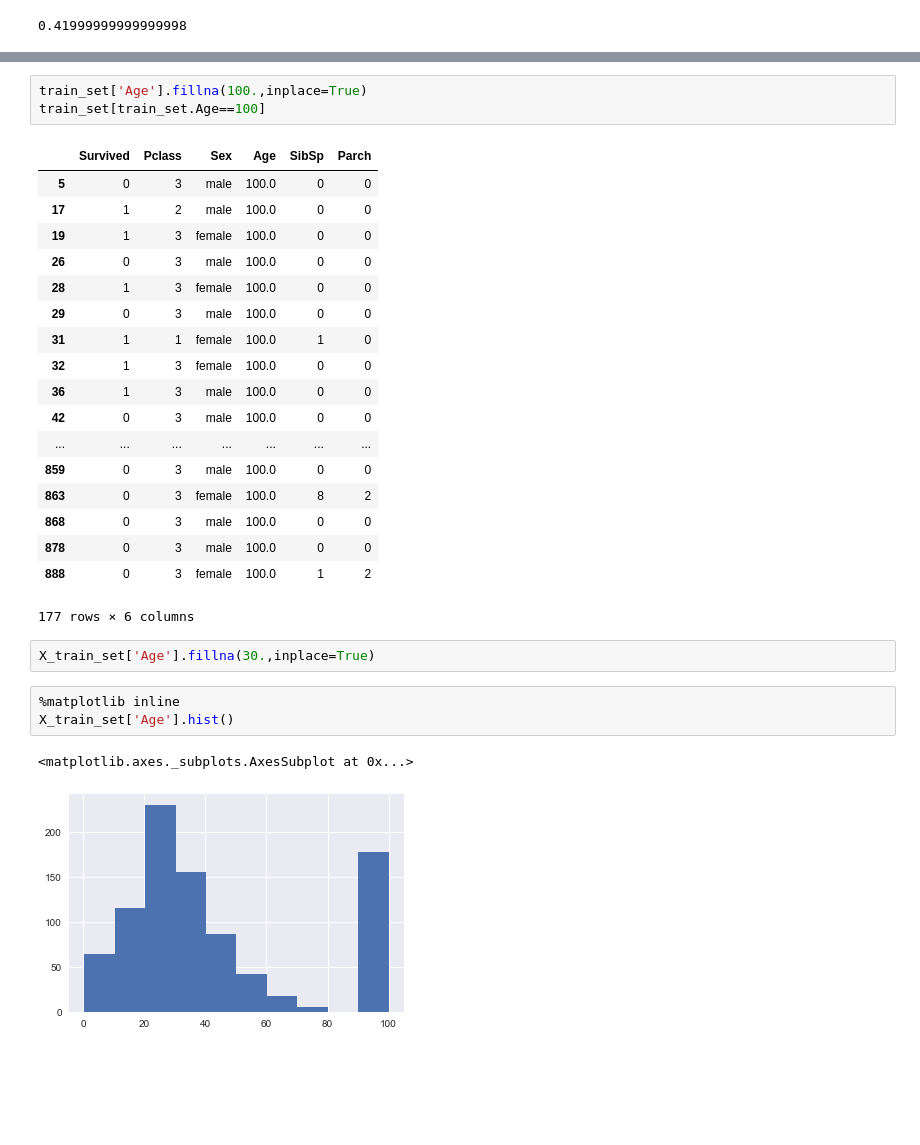
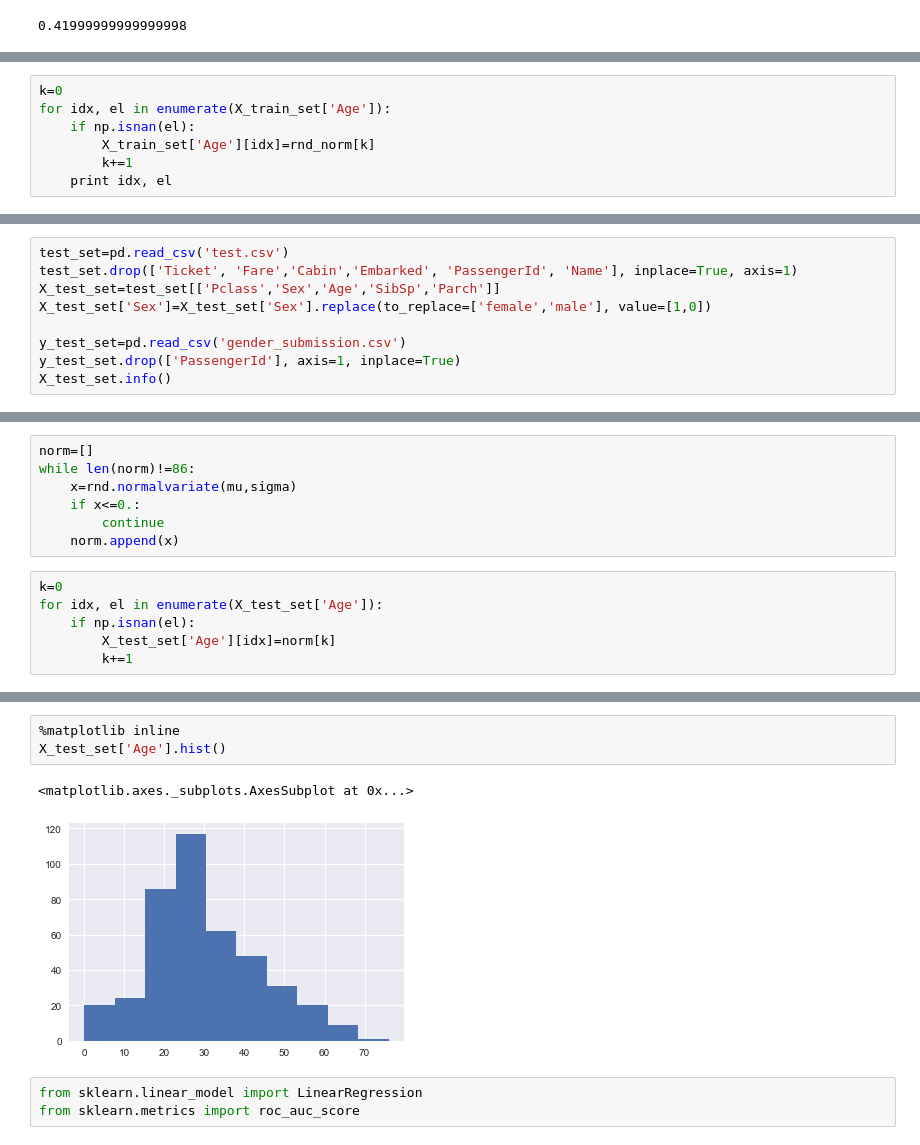
Before and after one commit to AntanaD/Kaggle, a Jupyter notebook: Titanic.ipynb, the cells around one changed output, grey strips where cells are left out. Drawn from its saved outputs; the diff is of its cells as text; blank space fills up the shorter version.

```diff
--- a/Titanic.ipynb
+++ b/Titanic.ipynb
@@ -93,0 +107,7 @@ X_train_set['Age'].fillna(30.,inplace=True)
+# %%
+k=0
+for idx, el in enumerate(X_train_set['Age']):
+    if np.isnan(el):
+        X_train_set['Age'][idx]=rnd_norm[k]
+        k+=1
+    print idx, el
@@ -93,0 +145,9 @@ X_train_set['Age'].fillna(30.,inplace=True)
+# %%
+test_set=pd.read_csv('test.csv')
+test_set.drop(['Ticket', 'Fare','Cabin','Embarked', 'PassengerId', 'Name'], inplace=True, axis=1)
+X_test_set=test_set[['Pclass','Sex','Age','SibSp','Parch']]
+X_test_set['Sex']=X_test_set['Sex'].replace(to_replace=['female','male'], value=[1,0])
+
+y_test_set=pd.read_csv('gender_submission.csv')
+y_test_set.drop(['PassengerId'], axis=1, inplace=True)
+X_test_set.info()
@@ -93,0 +165,13 @@ X_train_set['Age'].fillna(30.,inplace=True)
+# %%
+norm=[]
+while len(norm)!=86:
+    x=rnd.normalvariate(mu,sigma)
+    if x<=0.:
+        continue
+    norm.append(x)
+# %%
+k=0
+for idx, el in enumerate(X_test_set['Age']):
+    if np.isnan(el):
+        X_test_set['Age'][idx]=norm[k]
+        k+=1
@@ -121,30 +188,9 @@ X_train_set[X_train_set.Age==100]
-# %%
-train_set['Age'].fillna(100.,inplace=True)
-train_set[train_set.Age==100]
-# %% [output]
-|  | Survived | Pclass | Sex | Age | SibSp | Parch |
-| 5 | 0 | 3 | male | 100.0 | 0 | 0 |
-| 17 | 1 | 2 | male | 100.0 | 0 | 0 |
-| 19 | 1 | 3 | female | 100.0 | 0 | 0 |
-| 26 | 0 | 3 | male | 100.0 | 0 | 0 |
-| 28 | 1 | 3 | female | 100.0 | 0 | 0 |
-| 29 | 0 | 3 | male | 100.0 | 0 | 0 |
-| 31 | 1 | 1 | female | 100.0 | 1 | 0 |
-| 32 | 1 | 3 | female | 100.0 | 0 | 0 |
-| 36 | 1 | 3 | male | 100.0 | 0 | 0 |
-| 42 | 0 | 3 | male | 100.0 | 0 | 0 |
-| ... | ... | ... | ... | ... | ... | ... |
-| 859 | 0 | 3 | male | 100.0 | 0 | 0 |
-| 863 | 0 | 3 | female | 100.0 | 8 | 2 |
-| 868 | 0 | 3 | male | 100.0 | 0 | 0 |
-| 878 | 0 | 3 | male | 100.0 | 0 | 0 |
-| 888 | 0 | 3 | female | 100.0 | 1 | 2 |
-177 rows × 6 columns
-# %%
-X_train_set['Age'].fillna(30.,inplace=True)
 # %%
 %matplotlib inline
-X_train_set['Age'].hist()
+X_test_set['Age'].hist()
 # %% [output]
 <matplotlib.axes._subplots.AxesSubplot at 0x...>
-[figure, old version]
+[figure, new version]
+# %%
+from sklearn.linear_model import LinearRegression
+from sklearn.metrics import roc_auc_score
```
Also changed, not shown: parts of 15 cells of this notebook.
